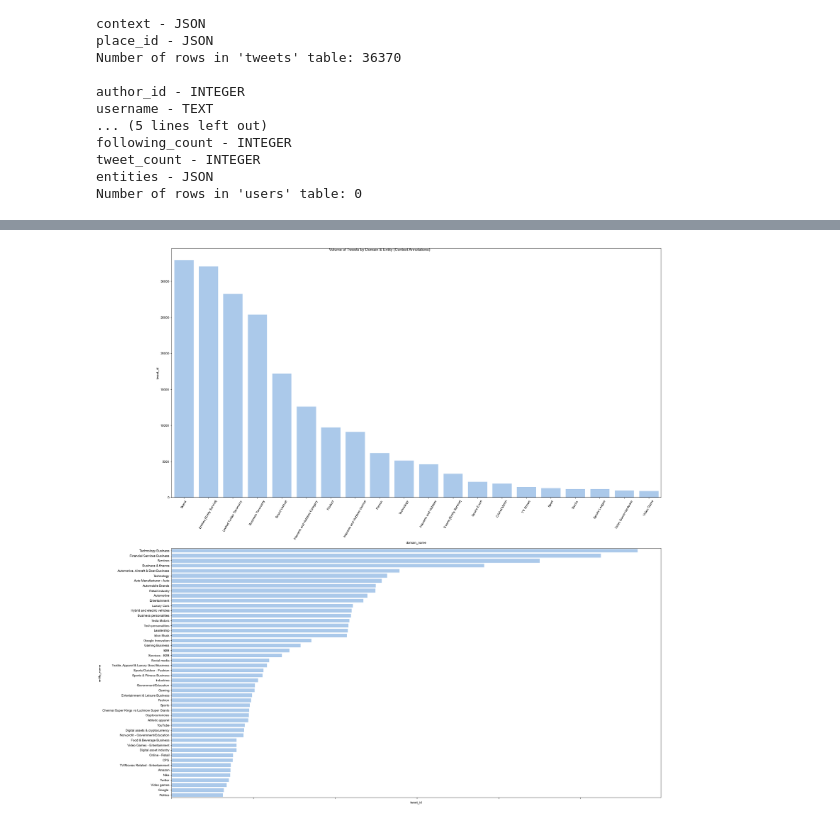
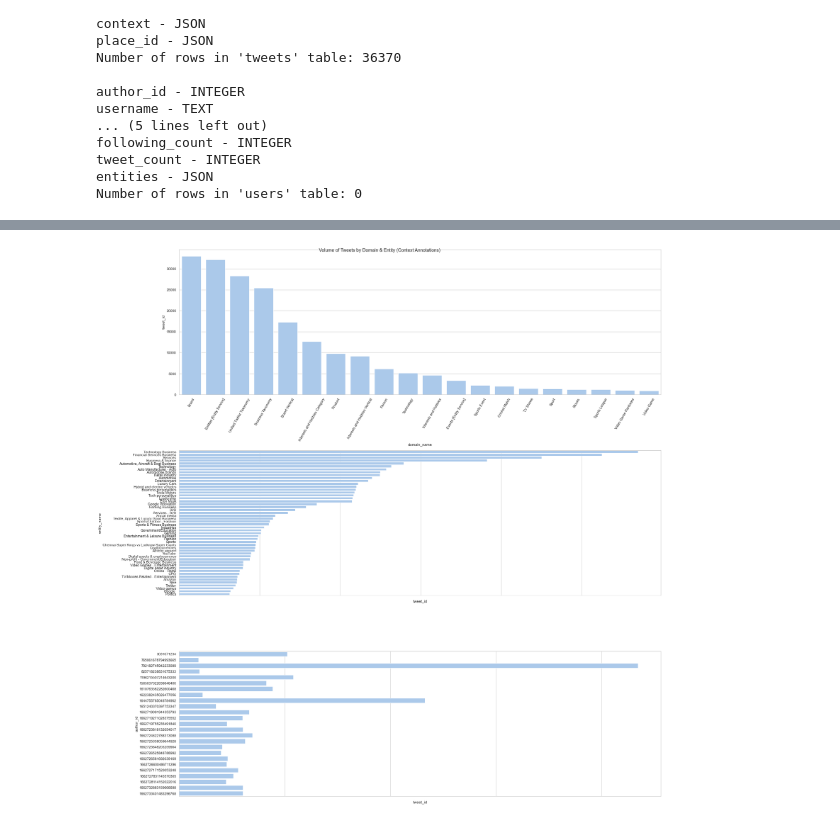
Before and after one commit to Kluthra15/twitter_marketing_ML, a Jupyter notebook: Twitter_NLP_Influencer_Detection.ipynb, the cells around one changed output, grey strips where cells are left out. Drawn from its saved outputs; the diff is of its cells as text; code cells hidden in the pictures.

```diff
--- a/Twitter_NLP_Influencer_Detection.ipynb
+++ b/Twitter_NLP_Influencer_Detection.ipynb
@@ -182,12 +562,0 @@ top_50_entity_counts = subset_domain_entity_agg.head(50)
-# %%
-subset_entity_items = []
-for index, row in subset_df.iterrows():
-    entity_list = json.loads(row['entities'])
-    tweet_id     = row['tweet_id']
-    for item in entity_list:
-        entity_id   = item['annotations']['type']
-        entity_name = item['annotation']['normalized_test']
-        data = {'tweet_id': tweet_id, 'entity_id':entity_id, 'entity_name': entity_name}
-        subset_entity_items.append(data)
-
-subset_entity_item_df = pd.DataFrame(subset_context_items)
@@ -196,26 +563,51 @@ subset_entity_item_df = pd.DataFrame(subset_context_items)
+# %%
+def calculate_top_counts(data_frame, group_by_cols, aggregate_col, top_n):
+    """
+    Calculate the top counts based on the given DataFrame, group by columns, aggregate column, and number of top counts to retrieve.
+
+    Parameters:
+        data_frame (pandas.DataFrame): DataFrame containing the data to perform calculations on.
+        group_by_cols (list): List of columns to group by.
+        aggregate_col (str): Column to perform aggregation on.
+        top_n (int): Number of top counts to retrieve.
+
+    Returns:
+        pandas.DataFrame: Top counts, sorted in descending order.
+    """
+    subset_agg = data_frame.groupby(by=group_by_cols).agg({aggregate_col: pd.Series.nunique}).reset_index().sort_values(by=aggregate_col, ascending=False)
+    top_counts = subset_agg.head(top_n)
+
+    return top_counts
+
+top_20_domain_counts = calculate_top_counts(subset_context_item_df, ["domain_name"], "tweet_id", 20)
+top_50_entity_counts = calculate_top_counts(subset_context_item_df, ["entity_name"], "tweet_id", 50)
+top_25_user_counts = calculate_top_counts(subset_context_item_df, ["author_id"], "tweet_id", 25)
 # %%
 import seaborn as sns
 import matplotlib.pyplot as plt
 
 
-fig, axs = plt.subplots(2, figsize = (25, 25))
+fig, axs = plt.subplots(3, figsize = (25, 35))
 fig.suptitle('Volume of Tweets by Domain & Entity (Context Annotations)')
 
 sns.set_theme(style="whitegrid")
 sns.set_color_codes("pastel")
 sns.barplot(ax=axs[0], x=top_20_domain_counts['domain_name'], y=top_20_domain_counts['tweet_id'], color="b")
 sns.barplot(ax=axs[1], x=top_50_entity_counts['tweet_id'], y=top_50_entity_counts['entity_name'], color="b", orient='h')
+sns.barplot(ax=axs[2], x=top_25_user_counts['tweet_id'], y=top_25_user_counts['author_id'], color="b", orient='h')
 
-# sns.despine(left=True, bottom=True)
+
 # Rotate the x-axis labels
 axs[0].set_xticklabels(axs[0].get_xticklabels(), rotation=60)
 axs[1].set_xticklabels(axs[1].get_xticklabels(), rotation=60)
+axs[2].set_xticklabels(axs[2].get_xticklabels(), rotation=60)
+
 
 plt.tight_layout()  # Adjust spacing to avoid label overlap
 
 plt.show()
 # %% [output]
-[figure, old version]
+[figure, new version]
 # %%
 ##WHAT IS THE DISTRIBUTION OF FOLLOWER COUNT FOR ALL USERS
 ##WHAT IS THE DISTRIBUTION OF FOLLOWING-FOLLWOING RATION FOR ALL USERS
```
Also changed, not shown: parts of 27 cells of this notebook.
